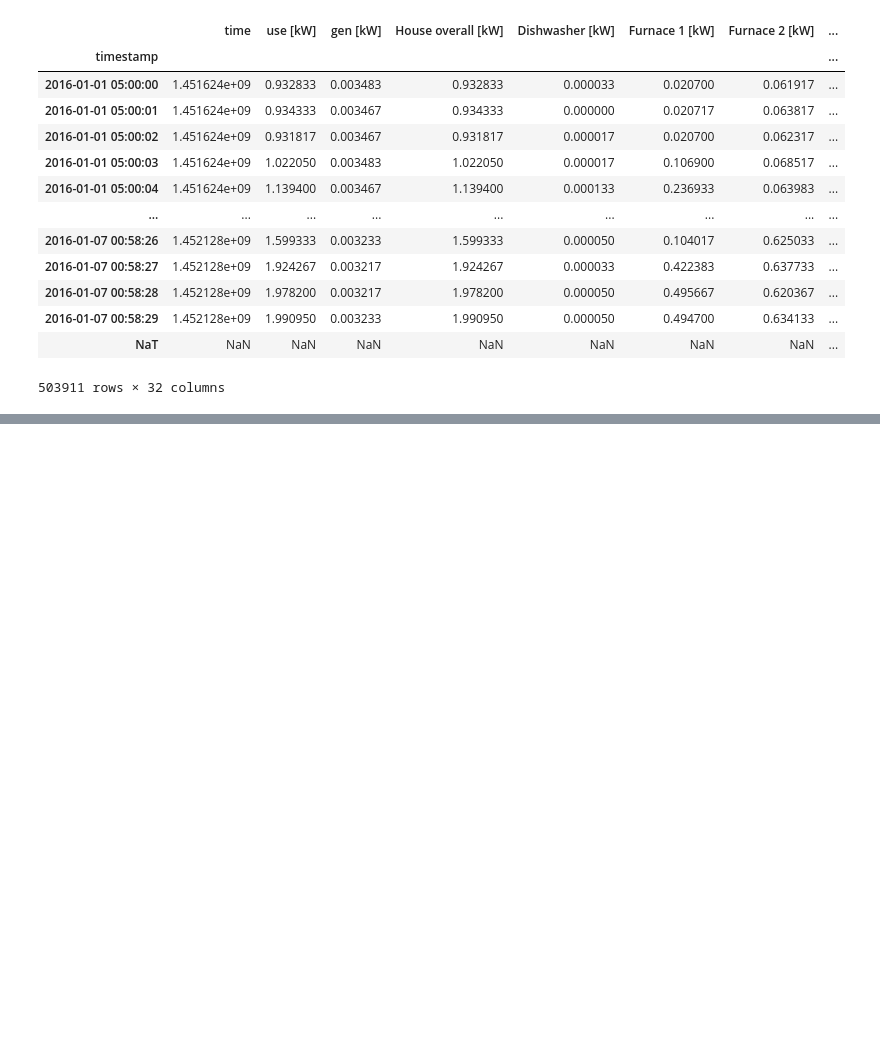
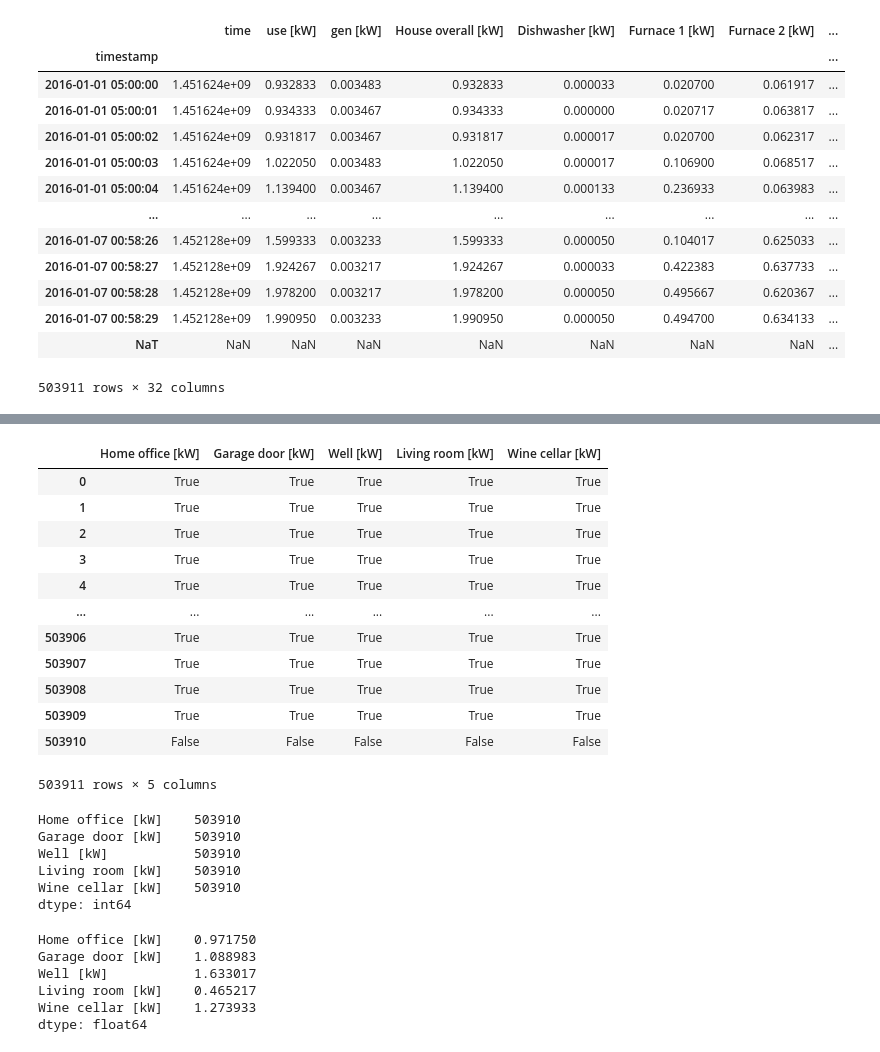
Before and after one commit to mailech/SmartEnergy-Consumption, a Jupyter notebook: Data.ipynb, the cells around one changed output, grey strips where cells are left out. Drawn from its saved outputs; the diff is of its cells as text; code cells hidden in the pictures; blank space fills up the shorter version.

```diff
--- a/Data.ipynb
+++ b/Data.ipynb
@@ -146,0 +160,42 @@ df
+# %%
+house_cols = ['Home office [kW]','Garage door [kW]','Well [kW]','Living room [kW]','Wine cellar [kW]']
+available_cols = [c for c in house_cols if c in df.columns]
+# %%
+df_house = df[available_cols]
+df_house.sum()
+df_house
+df_house.notnull()
+# %% [output]
+|  | Home office [kW] | Garage door [kW] | Well [kW] | Living room [kW] | Wine cellar [kW] |
+| 0 | True | True | True | True | True |
+| 1 | True | True | True | True | True |
+| 2 | True | True | True | True | True |
+| 3 | True | True | True | True | True |
+| 4 | True | True | True | True | True |
+| ... | ... | ... | ... | ... | ... |
+| 503906 | True | True | True | True | True |
+| 503907 | True | True | True | True | True |
+| 503908 | True | True | True | True | True |
+| 503909 | True | True | True | True | True |
+| 503910 | False | False | False | False | False |
+503911 rows × 5 columns
+# %%
+df_house.count()
+# %% [output]
+Home office [kW]    503910
+Garage door [kW]    503910
+Well [kW]           503910
+Living room [kW]    503910
+Wine cellar [kW]    503910
+dtype: int64
+# %%
+df_house.mean()
+df_house.min()
+df_house.max()
+# %% [output]
+Home office [kW]    0.971750
+Garage door [kW]    1.088983
+Well [kW]           1.633017
+Living room [kW]    0.465217
+Wine cellar [kW]    1.273933
+dtype: float64
```
Also changed, not shown: parts of 2 cells of this notebook.
